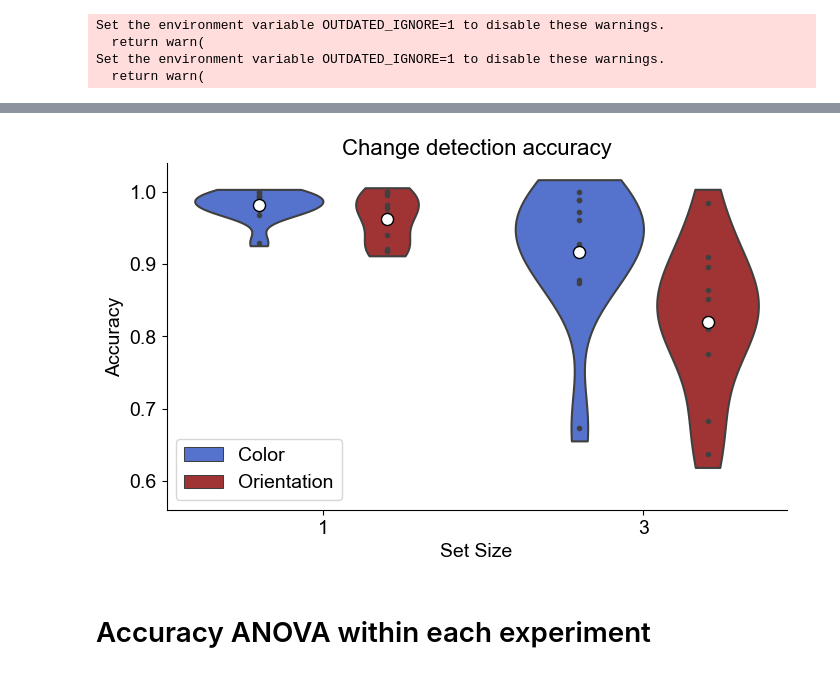
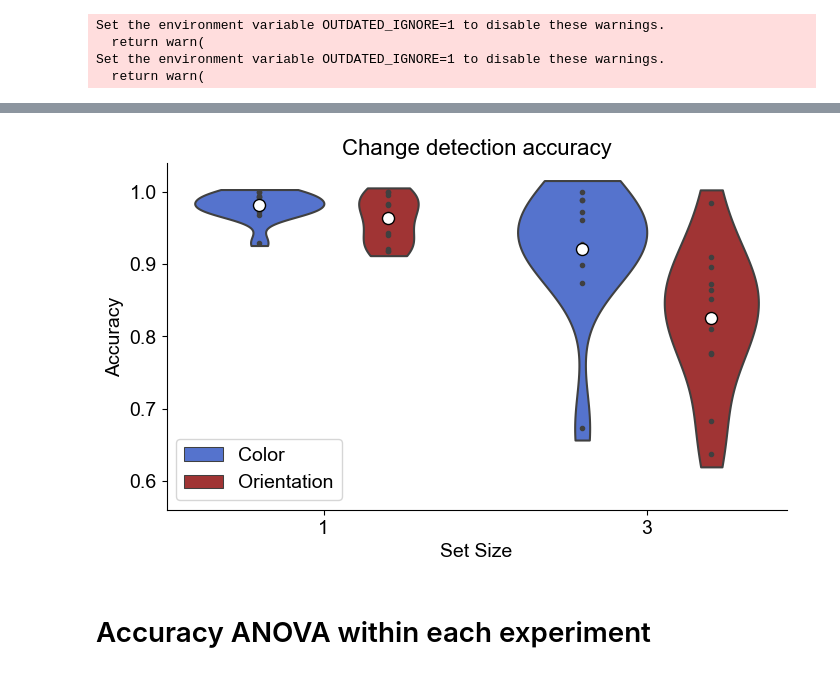
Before and after one commit to WilliamThyer/Feature-Independent-Load-Decoding, a Jupyter notebook: Boomerang/analysis/behavior_analysis.ipynb, the cells around one changed output, grey strips where cells are left out. Cells and saved outputs as stored; diff of their text form; code cells hidden in the pictures.

```diff
--- a/Boomerang/analysis/behavior_analysis.ipynb
+++ b/Boomerang/analysis/behavior_analysis.ipynb
@@ -35,7 +35,7 @@ experiment_name = 'B01'
 data_dir = f'./data/{experiment_name}'
 exp = eeg_decoder.Experiment(experiment_name,data_dir,dev=False)
 
-for isub in range(2,exp.nsub):
+for isub in range(exp.nsub):
     # Load subject's behavior data
     if behavior is None:
         behavior = pd.DataFrame(exp.load_behavior(isub))[['Subject','SetSize','Block Feature','ACC','RT']]
@@ -43,5 +43,6 @@ for isub in range(2,exp.nsub):
         temp = pd.DataFrame(exp.load_behavior(isub))[['Subject','SetSize','Block Feature','ACC','RT']]
         behavior = behavior.append(temp)
 
+behavior['BlockFeature'] = behavior['Block Feature'].map({0:'Color',1:'Orientation'})
 behavior.tail()
 # %% [output]
@@ -54,6 +55,5 @@ behavior.tail()
 # %%
-total_means = behavior.groupby(['SetSize','Block Feature'])['ACC'].mean().reset_index(drop=True)
-subject_means = behavior.groupby(['SetSize','Block Feature','Subject'])['ACC'].mean().reset_index()
-subject_means['Block Feature'] = subject_means['Block Feature'].map({0:'Color',1:'Orientation'})
+total_means = behavior.groupby(['SetSize','BlockFeature'])['ACC'].agg(['mean','std'])
+subject_means = behavior.groupby(['SetSize','BlockFeature','Subject'])['ACC'].mean().reset_index()
 total_means
 # %% [output]
@@ -92,37 +76,37 @@ sns.violinplot(
     ax = ax,
     x = 'SetSize',
     y = 'ACC',
-    hue = 'Block Feature',
+    hue = 'BlockFeature',
     data = subject_means,
     dodge=True,
     inner='points',
     palette=["royalblue","firebrick"],
     cut=.3
 )
 
-# ax = plt.gca()
 # plot means
+total_means_vals = total_means['mean'].values
 ax.scatter(
     x = [-.2,.2,.8,1.2],
-    y = [total_means[0],total_means[1],total_means[2],total_means[3]],
+    y = [total_means_vals[0],total_means_vals[1],total_means_vals[2],total_means_vals[3]],
     c = 'white', edgecolors='k',s=75)
 
 # asethetics
 ax.legend(fontsize=14)
 ax.spines['right'].set_visible(False)
 ax.spines['top'].set_visible(False)
 plt.setp(ax.get_xticklabels(), fontsize=14)
 plt.setp(ax.get_yticklabels(), fontsize=14)
 ax.set_xlabel('Set Size',fontsize=14)
 ax.set_ylabel('Accuracy',fontsize=14)
 ax.set_title('Change detection accuracy',fontsize=16)
 plt.ylim([.56,1.04])
 # plt.savefig('output/figures/cd_accuracy.png',dpi=500,bbox_inches='tight')
 # plt.savefig('output/figures/cd_accuracy.pdf',dpi=500,bbox_inches='tight')
 
 plt.show()
 # %% [output]
-[figure, old version]
+[figure, new version]
 # %% [markdown]
 # Accuracy ANOVA within each experiment
 # %%
```
Also changed, not shown: parts of 7 cells of this notebook, 11 other files.
